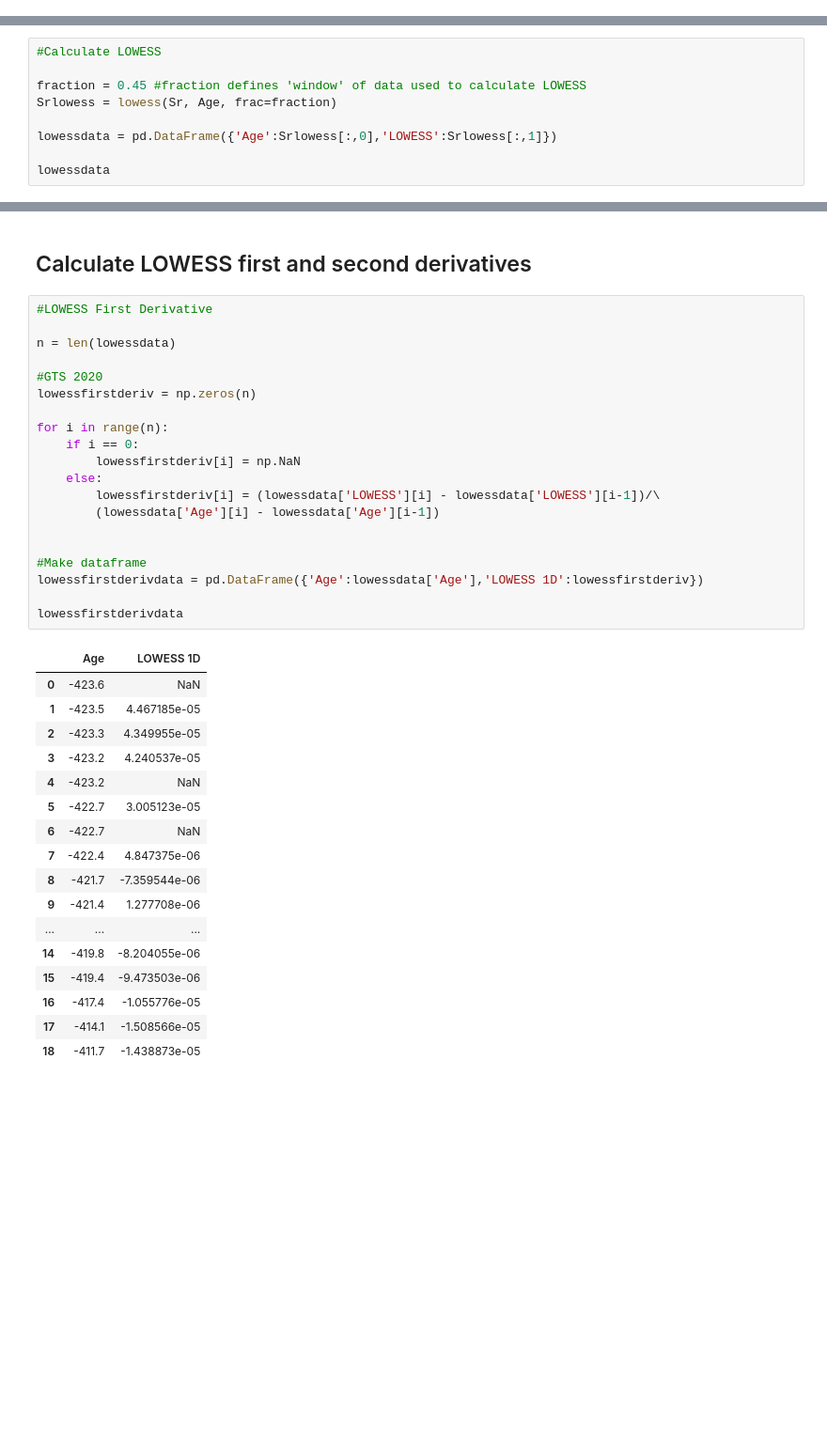
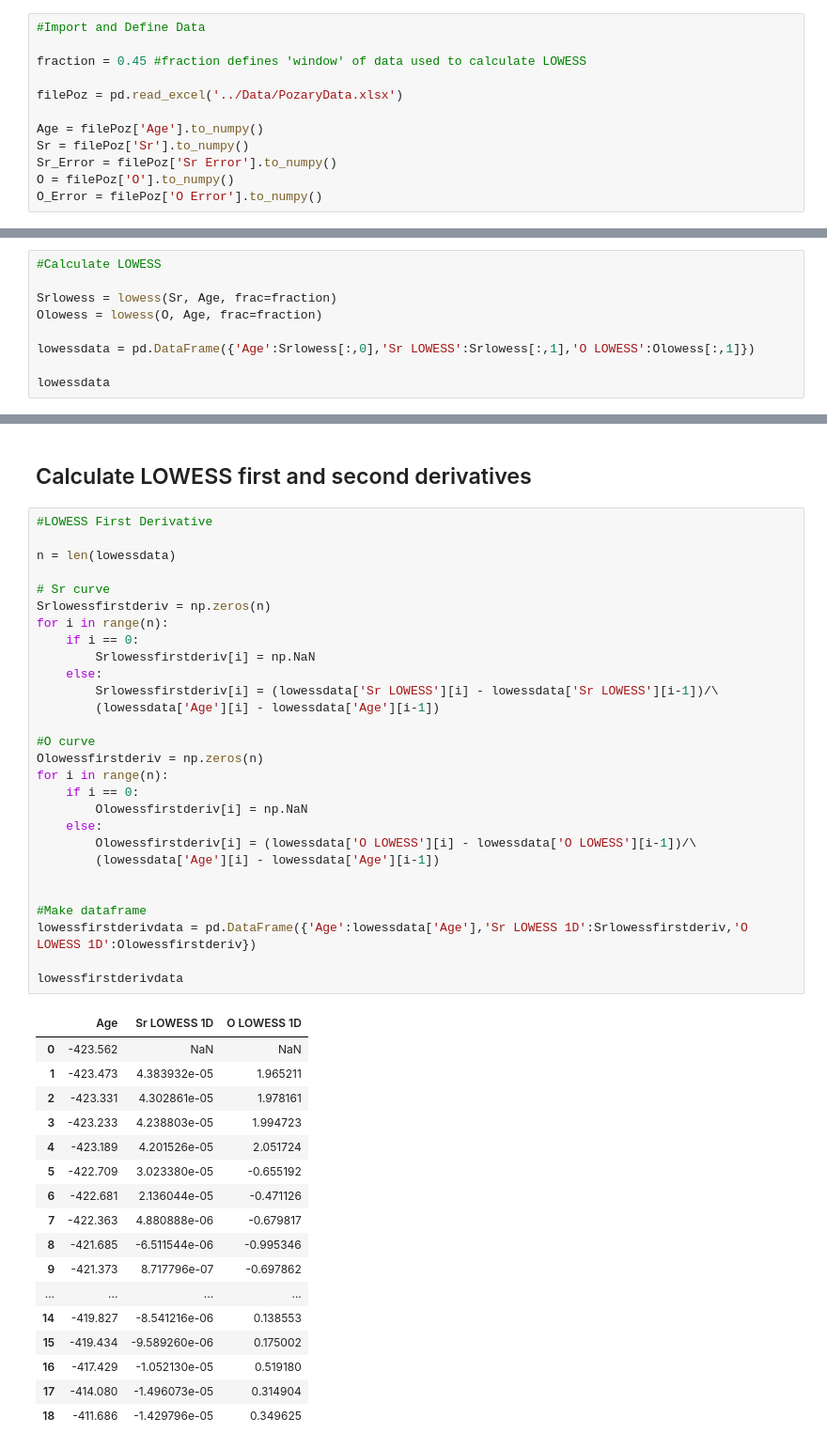
Before and after one commit to T-Avila/avila_etal_2025, a Jupyter notebook: Jupyter Notebooks/fraction 0.45.ipynb, the cells around one changed output, grey strips where cells are left out. Shown at 94% size. Drawn from its saved outputs; the diff is of its cells as text; blank space fills up the shorter version.

```diff
--- a/Jupyter Notebooks/fraction 0.45.ipynb
+++ b/Jupyter Notebooks/fraction 0.45.ipynb
@@ -37,0 +19,12 @@ plt.scatter(Sr, Age)
+# %%
+#Import and Define Data
+
+fraction = 0.45 #fraction defines 'window' of data used to calculate LOWESS
+
+filePoz = pd.read_excel('../Data/PozaryData.xlsx')
+
+Age = filePoz['Age'].to_numpy()
+Sr = filePoz['Sr'].to_numpy()
+Sr_Error = filePoz['Sr Error'].to_numpy()
+O = filePoz['O'].to_numpy()
+O_Error = filePoz['O Error'].to_numpy()
@@ -40,10 +47,10 @@ plt.scatter(Sr, Age)
 # %%
 #Calculate LOWESS
 
-fraction = 0.45 #fraction defines 'window' of data used to calculate LOWESS
 Srlowess = lowess(Sr, Age, frac=fraction)
+Olowess = lowess(O, Age, frac=fraction)
 
-lowessdata = pd.DataFrame({'Age':Srlowess[:,0],'LOWESS':Srlowess[:,1]})
+lowessdata = pd.DataFrame({'Age':Srlowess[:,0],'Sr LOWESS':Srlowess[:,1],'O LOWESS':Olowess[:,1]})
 
 lowessdata
 # %% [output]
@@ -69,41 +76,49 @@ lowessdata
 # %%
 #LOWESS First Derivative
 
 n = len(lowessdata)
 
-#GTS 2020
-lowessfirstderiv = np.zeros(n)
-
+# Sr curve
+Srlowessfirstderiv = np.zeros(n)
 for i in range(n):
     if i == 0:
-        lowessfirstderiv[i] = np.NaN
+        Srlowessfirstderiv[i] = np.NaN
     else:
-        lowessfirstderiv[i] = (lowessdata['LOWESS'][i] - lowessdata['LOWESS'][i-1])/\
+        Srlowessfirstderiv[i] = (lowessdata['Sr LOWESS'][i] - lowessdata['Sr LOWESS'][i-1])/\
+        (lowessdata['Age'][i] - lowessdata['Age'][i-1])
+
+#O curve
+Olowessfirstderiv = np.zeros(n)
+for i in range(n):
+    if i == 0:
+        Olowessfirstderiv[i] = np.NaN
+    else:
+        Olowessfirstderiv[i] = (lowessdata['O LOWESS'][i] - lowessdata['O LOWESS'][i-1])/\
         (lowessdata['Age'][i] - lowessdata['Age'][i-1])
 
 
 #Make dataframe
-lowessfirstderivdata = pd.DataFrame({'Age':lowessdata['Age'],'LOWESS 1D':lowessfirstderiv})
+lowessfirstderivdata = pd.DataFrame({'Age':lowessdata['Age'],'Sr LOWESS 1D':Srlowessfirstderiv,'O LOWESS 1D':Olowessfirstderiv})
 
 lowessfirstderivdata
 # %% [output]
-|  | Age | LOWESS 1D |
-| 0 | -423.6 | NaN |
-| 1 | -423.5 | 4.467185e-05 |
-| 2 | -423.3 | 4.349955e-05 |
-| 3 | -423.2 | 4.240537e-05 |
-| 4 | -423.2 | NaN |
-| 5 | -422.7 | 3.005123e-05 |
-| 6 | -422.7 | NaN |
-| 7 | -422.4 | 4.847375e-06 |
-| 8 | -421.7 | -7.359544e-06 |
-| 9 | -421.4 | 1.277708e-06 |
-| ... | ... | ... |
-| 14 | -419.8 | -8.204055e-06 |
-| 15 | -419.4 | -9.473503e-06 |
-| 16 | -417.4 | -1.055776e-05 |
-| 17 | -414.1 | -1.508566e-05 |
-| 18 | -411.7 | -1.438873e-05 |
+|  | Age | Sr LOWESS 1D | O LOWESS 1D |
+| 0 | -423.562 | NaN | NaN |
+| 1 | -423.473 | 4.383932e-05 | 1.965211 |
+| 2 | -423.331 | 4.302861e-05 | 1.978161 |
+| 3 | -423.233 | 4.238803e-05 | 1.994723 |
+| 4 | -423.189 | 4.201526e-05 | 2.051724 |
+| 5 | -422.709 | 3.023380e-05 | -0.655192 |
+| 6 | -422.681 | 2.136044e-05 | -0.471126 |
+| 7 | -422.363 | 4.880888e-06 | -0.679817 |
+| 8 | -421.685 | -6.511544e-06 | -0.995346 |
+| 9 | -421.373 | 8.717796e-07 | -0.697862 |
+| ... | ... | ... | ... |
+| 14 | -419.827 | -8.541216e-06 | 0.138553 |
+| 15 | -419.434 | -9.589260e-06 | 0.175002 |
+| 16 | -417.429 | -1.052130e-05 | 0.519180 |
+| 17 | -414.080 | -1.496073e-05 | 0.314904 |
+| 18 | -411.686 | -1.429796e-05 | 0.349625 |
 # %%
 #LOWESS Second Derivative
 
```
Also changed, not shown: parts of 13 cells of this notebook, 16 other files.
